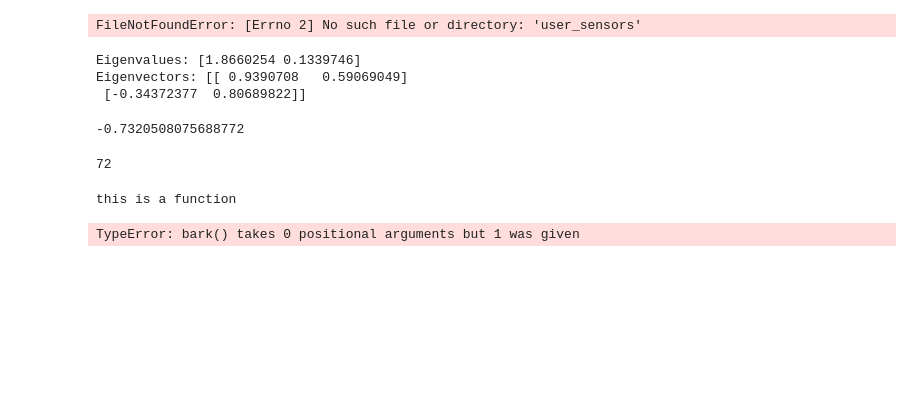
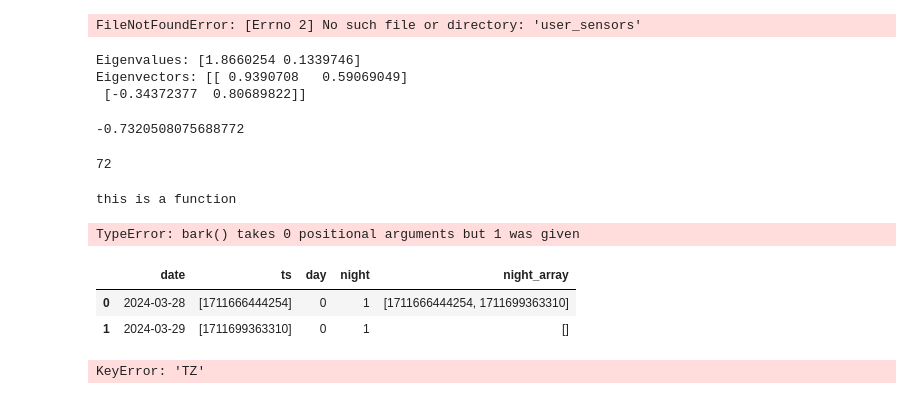
Before and after one commit to DiogoRibeiro7/Medium-Blog, a Jupyter notebook: knn_imputation.ipynb, the cells around one changed output. Cells and saved outputs as stored; diff of their text form; code cells hidden in the pictures; blank space fills up the shorter version.

```diff
--- a/knn_imputation.ipynb
+++ b/knn_imputation.ipynb
@@ -344,3 +344,19 @@ dog = Dog()
 dog.bark()
 # %% [output]
 TypeError: bark() takes 0 positional arguments but 1 was given
+# %%
+import pandas as pd
+
+timestamp_df = pd.DataFrame({
+    "date": ["2024-03-28", "2024-03-29"],
+    "ts": [[1711666444254], [1711699363310]],
+    "day": [0, 0],
+    "night": [1, 1],
+    "night_array": [[1711666444254, 1711699363310], []]
+}, columns=["date", "ts", "day", "night", "night_array"])
+# %%
+timestamp_df
+# %% [output]
+|  | date | ts | day | night | night_array |
+| 0 | 2024-03-28 | [1711666444254] | 0 | 1 | [1711666444254, 1711699363310] |
+| 1 | 2024-03-29 | [1711699363310] | 0 | 1 | [] |
@@ -346,0 +371,4 @@ TypeError: bark() takes 0 positional arguments but 1 was given
+# %%
+midday_ts(1)
+# %% [output]
+KeyError: 'TZ'
```
Also changed, not shown: parts of 2 cells of this notebook.
